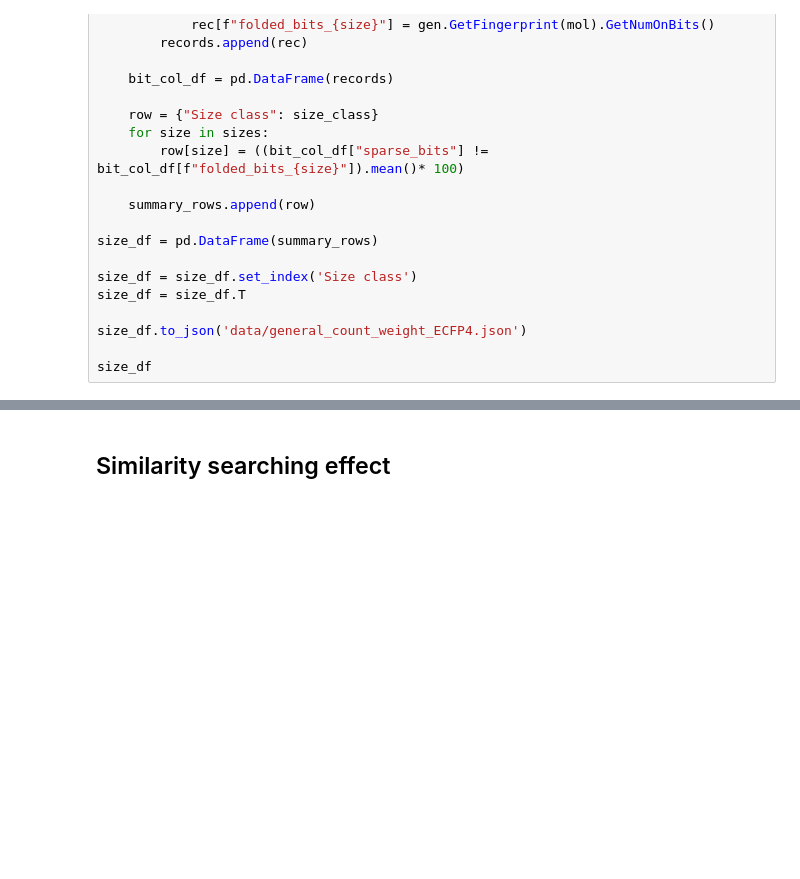
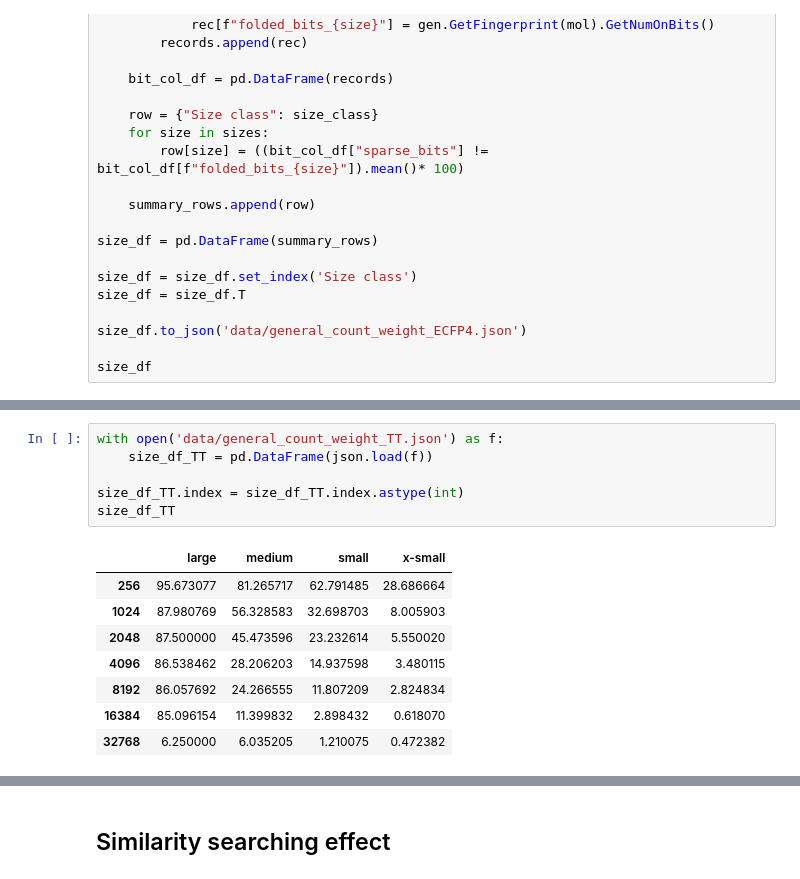
Before and after one commit to miko-dj/bit-collisions, a Jupyter notebook: bitcollisions.ipynb, the cells around one changed output, grey strips where cells are left out. Drawn from its saved outputs; the diff is of its cells as text; blank space fills up the shorter version.

```diff
--- a/bitcollisions.ipynb
+++ b/bitcollisions.ipynb
@@ -474,0 +565,15 @@ plt.show()
+# %%
+with open('data/general_count_weight_TT.json') as f:
+    size_df_TT = pd.DataFrame(json.load(f))
+
+size_df_TT.index = size_df_TT.index.astype(int)
+size_df_TT
+# %% [output]
+|  | large | medium | small | x-small |
+| 256 | 95.673077 | 81.265717 | 62.791485 | 28.686664 |
+| 1024 | 87.980769 | 56.328583 | 32.698703 | 8.005903 |
+| 2048 | 87.500000 | 45.473596 | 23.232614 | 5.550020 |
+| 4096 | 86.538462 | 28.206203 | 14.937598 | 3.480115 |
+| 8192 | 86.057692 | 24.266555 | 11.807209 | 2.824834 |
+| 16384 | 85.096154 | 11.399832 | 2.898432 | 0.618070 |
+| 32768 | 6.250000 | 6.035205 | 1.210075 | 0.472382 |
```
Also changed, not shown: parts of 17 cells of this notebook, 8 other files.
